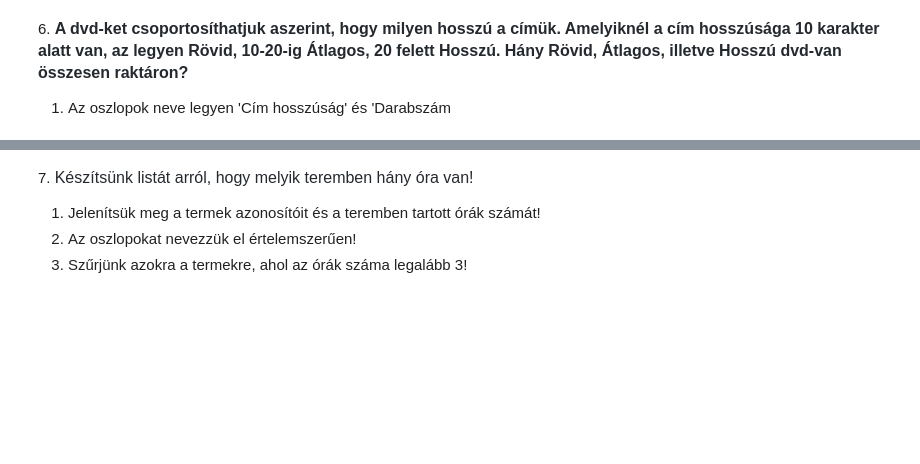
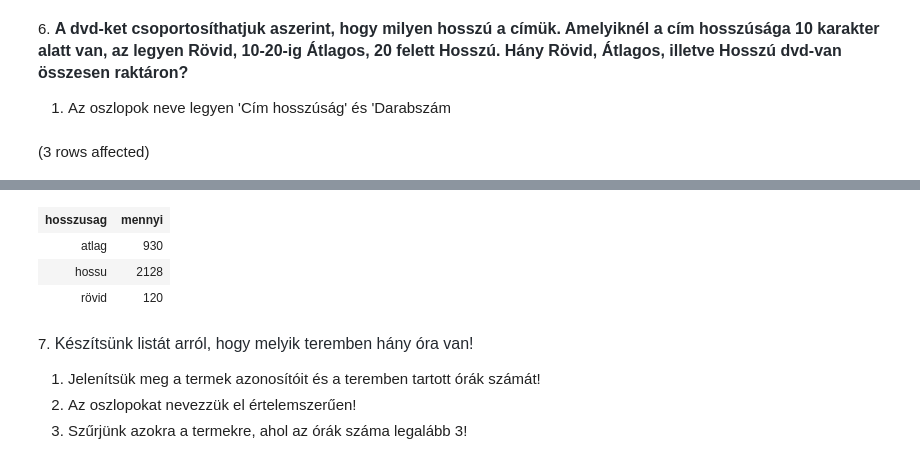
Before and after one commit to Zoltanborbenyi/sql-gyak-03, a Jupyter notebook: gyakorlat02_feladatok .ipynb, the cells around one changed output, grey strips where cells are left out. Cells and saved outputs as stored; diff of their text form; code cells hidden in the pictures; blank space fills up the shorter version.

```diff
--- a/gyakorlat02_feladatok .ipynb
+++ b/gyakorlat02_feladatok .ipynb
@@ -66,3 +118,16 @@ c. Szintén hagyjuk ki azokat a csoportokat, ahol a csoport elemszáma 3-nál ki
 6. <span style="font-weight: 600; color: rgb(36, 41, 47); font-family: -apple-system, BlinkMacSystemFont, &quot;Segoe UI&quot;, Helvetica, Arial, sans-serif, &quot;Apple Color Emoji&quot;, &quot;Segoe UI Emoji&quot;; font-size: 16px;">A dvd-ket csoportosíthatjuk aszerint, hogy milyen hosszú a címük. Amelyiknél a cím hosszúsága 10 karakter alatt van, az legyen Rövid, 10-20-ig Átlagos, 20 felett Hosszú. Hány Rövid, Átlagos, illetve Hosszú dvd-van összesen raktáron?</span>
 
 1. Az oszlopok neve legyen 'Cím hosszúság' és 'Darabszám
+# %%
+SELECT CASE WHEN LEN(cim)<10 THEN 'rövid'
+WHEN LEN(cim) BETWEEN 10 AND 20 THEN 'atlag'
+ELSE 'hossu'
+END AS 'hosszusag',
+SUM([raktár készlet]) AS 'mennyi'
+FROM dvd
+GROUP by CASE WHEN LEN(cim)<10 THEN 'rövid'
+WHEN LEN(cim) BETWEEN 10 AND 20 THEN 'atlag'
+ELSE 'hossu'
+END
+# %% [output]
+(3 rows affected)
@@ -69,3 +135,7 @@ c. Szintén hagyjuk ki azokat a csoportokat, ahol a csoport elemszáma 3-nál ki
+| hosszusag | mennyi |
+| atlag | 930 |
+| hossu | 2128 |
+| rövid | 120 |
 # %% [markdown]
 7. <span style="color: rgb(36, 41, 47); font-family: -apple-system, BlinkMacSystemFont, &quot;Segoe UI&quot;, Helvetica, Arial, sans-serif, &quot;Apple Color Emoji&quot;, &quot;Segoe UI Emoji&quot;; font-size: 16px;">Készítsünk listát arról, hogy melyik teremben hány óra van!</span>
 
```
Also changed, not shown: parts of 6 cells of this notebook.
